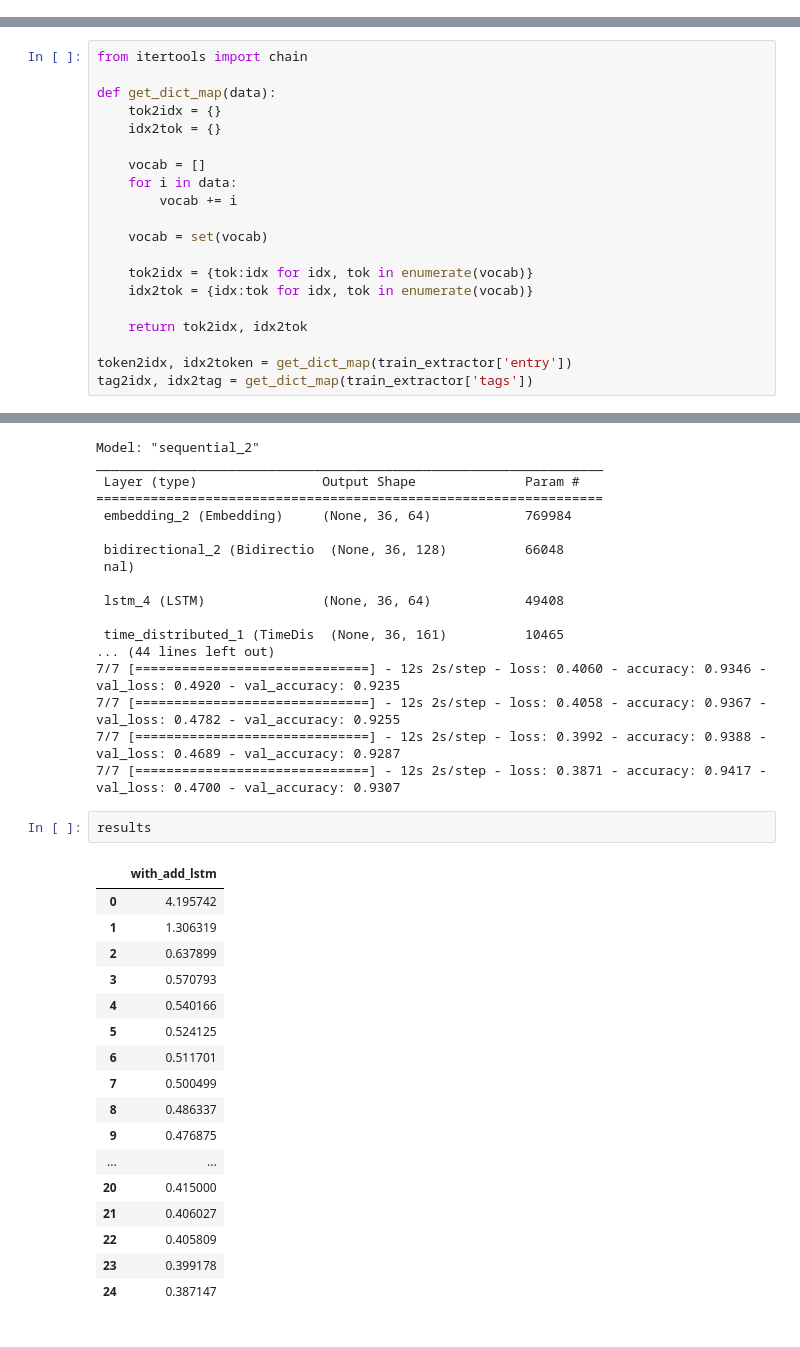
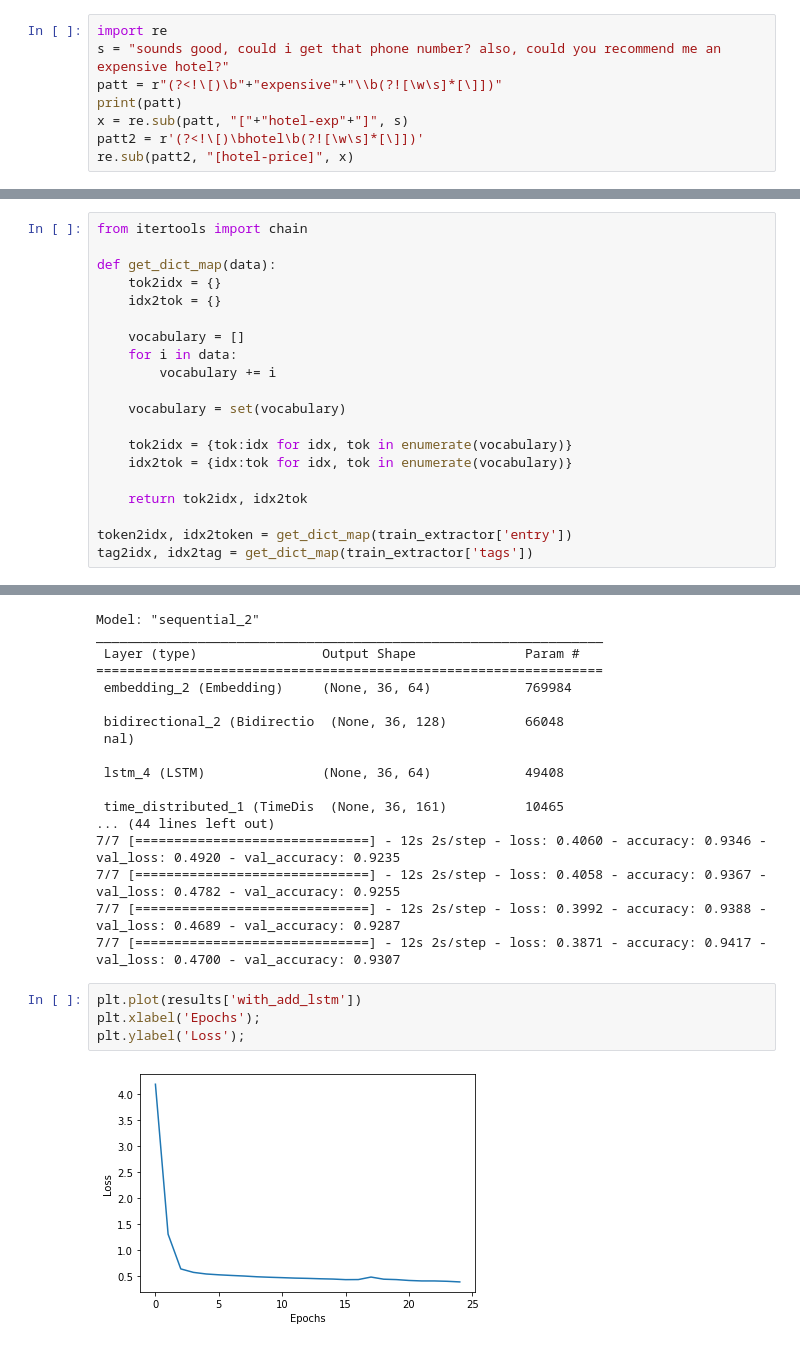
Before and after one commit to aaavalenca/PLN, a Jupyter notebook: Projeto_PLN.ipynb, the cells around one changed output, grey strips where cells are left out. Drawn from its saved outputs; the diff is of its cells as text.

```diff
--- a/Projeto_PLN.ipynb
+++ b/Projeto_PLN.ipynb
@@ -435,0 +408,8 @@ Name: entry, Length: 56776, dtype: object
+# %%
+import re
+s = "sounds good, could i get that phone number? also, could you recommend me an expensive hotel?"
+patt = r"(?<!\[)\b"+"expensive"+"\\b(?![\w\s]*[\]])"
+print(patt)
+x = re.sub(patt, "["+"hotel-exp"+"]", s)
+patt2 = r'(?<!\[)\bhotel\b(?![\w\s]*[\]])'
+re.sub(patt2, "[hotel-price]", x)
@@ -536,14 +546,14 @@ def get_dict_map(data):
     tok2idx = {}
     idx2tok = {}
 
-    vocab = []
+    vocabulary = []
     for i in data:
-        vocab += i
+        vocabulary += i
 
-    vocab = set(vocab)
+    vocabulary = set(vocabulary)
 
-    tok2idx = {tok:idx for idx, tok in enumerate(vocab)}
-    idx2tok = {idx:tok for idx, tok in enumerate(vocab)}
+    tok2idx = {tok:idx for idx, tok in enumerate(vocabulary)}
+    idx2tok = {idx:tok for idx, tok in enumerate(vocabulary)}
 
     return tok2idx, idx2tok
 
@@ -783,23 +810,9 @@ _________________________________________________________________
 7/7 [==============================] - 12s 2s/step - loss: 0.4058 - accuracy: 0.9367 - val_loss: 0.4782 - val_accuracy: 0.9255
 7/7 [==============================] - 12s 2s/step - loss: 0.3992 - accuracy: 0.9388 - val_loss: 0.4689 - val_accuracy: 0.9287
 7/7 [==============================] - 12s 2s/step - loss: 0.3871 - accuracy: 0.9417 - val_loss: 0.4700 - val_accuracy: 0.9307
-# %%
-results
-# %% [output]
-|  | with_add_lstm |
-| 0 | 4.195742 |
-| 1 | 1.306319 |
-| 2 | 0.637899 |
-| 3 | 0.570793 |
-| 4 | 0.540166 |
-| 5 | 0.524125 |
-| 6 | 0.511701 |
-| 7 | 0.500499 |
-| 8 | 0.486337 |
-| 9 | 0.476875 |
-| ... | ... |
-| 20 | 0.415000 |
-| 21 | 0.406027 |
-| 22 | 0.405809 |
-| 23 | 0.399178 |
-| 24 | 0.387147 |
+# %%
+plt.plot(results['with_add_lstm'])
+plt.xlabel('Epochs');
+plt.ylabel('Loss');
+# %% [output]
+[figure, added]
```
Also changed, not shown: parts of 21 cells of this notebook.
